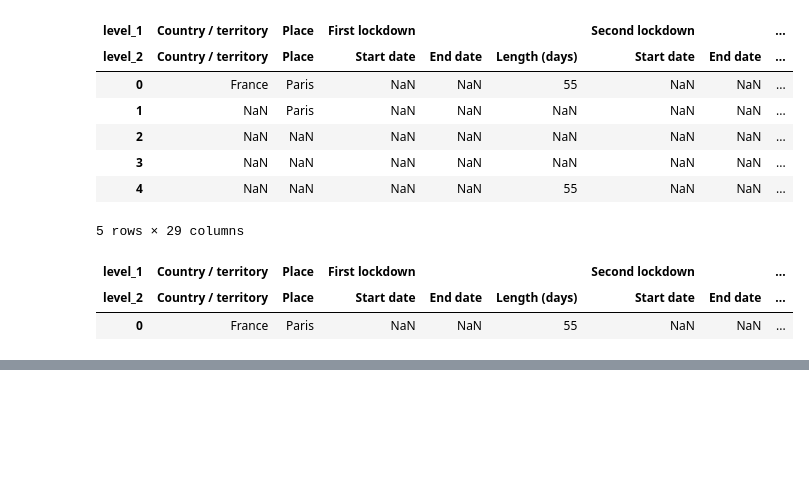
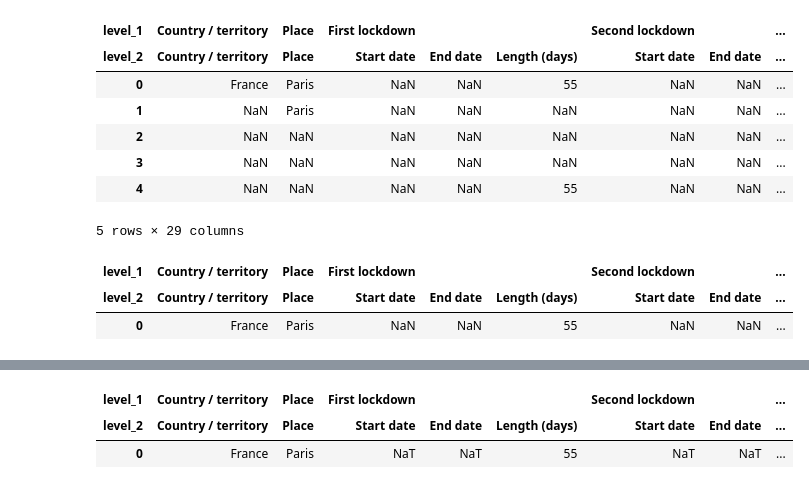
Before and after one commit to stoufa/Lockdowns-Impact-on-Air-Quality, a Jupyter notebook: web_scraping.ipynb, the cells around one changed output, grey strips where cells are left out. Saved outputs shown, nothing was run; the diff lists cells and outputs as text; code cells hidden in the pictures; blank space fills up the shorter version.

```diff
--- a/web_scraping.ipynb
+++ b/web_scraping.ipynb
@@ -320,0 +351,8 @@ df_nat_clean3.set_index(['Country / territory'])
+# %%
+for i in [2,3,5,6,8,9,11,12,14,15,17,18,20,21,23,24]:
+    df_par_clean3.iloc[:,i] = pd.to_datetime(df_par_clean3.iloc[:,i])
+df_par_clean3
+# %% [output]
+| level_1 | Country / territory | Place | First lockdown |  |  | Second lockdown |  | ... |
+| level_2 | Country / territory | Place | Start date | End date | Length (days) | Start date | End date | ... |
+| 0 | France | Paris | NaT | NaT | 55 | NaT | NaT | ... |
```
Also changed, not shown: parts of 10 cells of this notebook.
